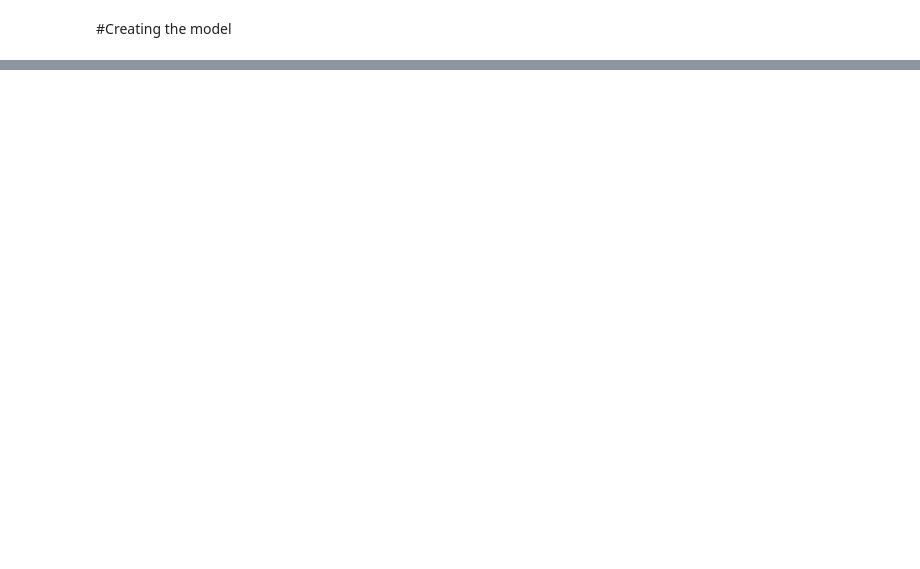
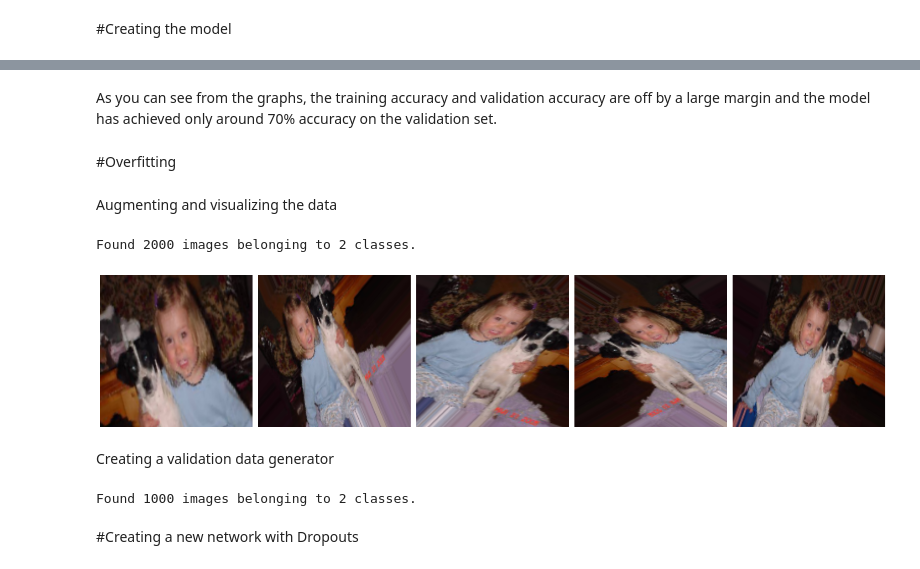
Before and after one commit to sarthakkaushik/Diploma-Program-in-ML-and-AI, a Jupyter notebook: Cat_vs_Tog_Classification_using_CNN.ipynb, the cells around one changed output, grey strips where cells are left out. Cells and saved outputs as stored; diff of their text form; code cells hidden in the pictures; blank space fills up the shorter version.

```diff
--- a/Cat_vs_Tog_Classification_using_CNN.ipynb
+++ b/Cat_vs_Tog_Classification_using_CNN.ipynb
@@ -145,0 +205,24 @@ history = model.fit_generator(train_data_gen, steps_per_epoch=total_train, epoch
+# %% [markdown]
+As you can see from the graphs, the training accuracy and validation accuracy are off by a large margin and the model has achieved only around 70% accuracy on the validation set.
+# %% [markdown]
+#Overfitting
+# %% [markdown]
+Augmenting and visualizing the data
+# %%
+image_gen_train = ImageDataGenerator(rescale=1./255,rotation_range=45,width_shift_range=.15,height_shift_range=.15,horizontal_flip=True,zoom_range=0.5)
+train_data_gen = image_gen_train.flow_from_directory(batch_size=batch_size,directory=train_dir,shuffle=True,target_size=(IMG_HEIGHT, IMG_WIDTH),class_mode='binary')
+augmented_images = [train_data_gen[0][0][0] for i in range(5)]
+plotImages(augmented_images)
+# %% [output]
+Found 2000 images belonging to 2 classes.
+[figure, added]
+# %% [markdown]
+Creating a validation data generator
+# %%
+
+image_gen_val = ImageDataGenerator(rescale=1./255)
+val_data_gen = image_gen_val.flow_from_directory(batch_size=batch_size,directory=validation_dir,target_size=(IMG_HEIGHT, IMG_WIDTH),class_mode='binary')
+# %% [output]
+Found 1000 images belonging to 2 classes.
+# %% [markdown]
+#Creating a new network with Dropouts
```
Also changed, not shown: parts of 12 cells of this notebook.
